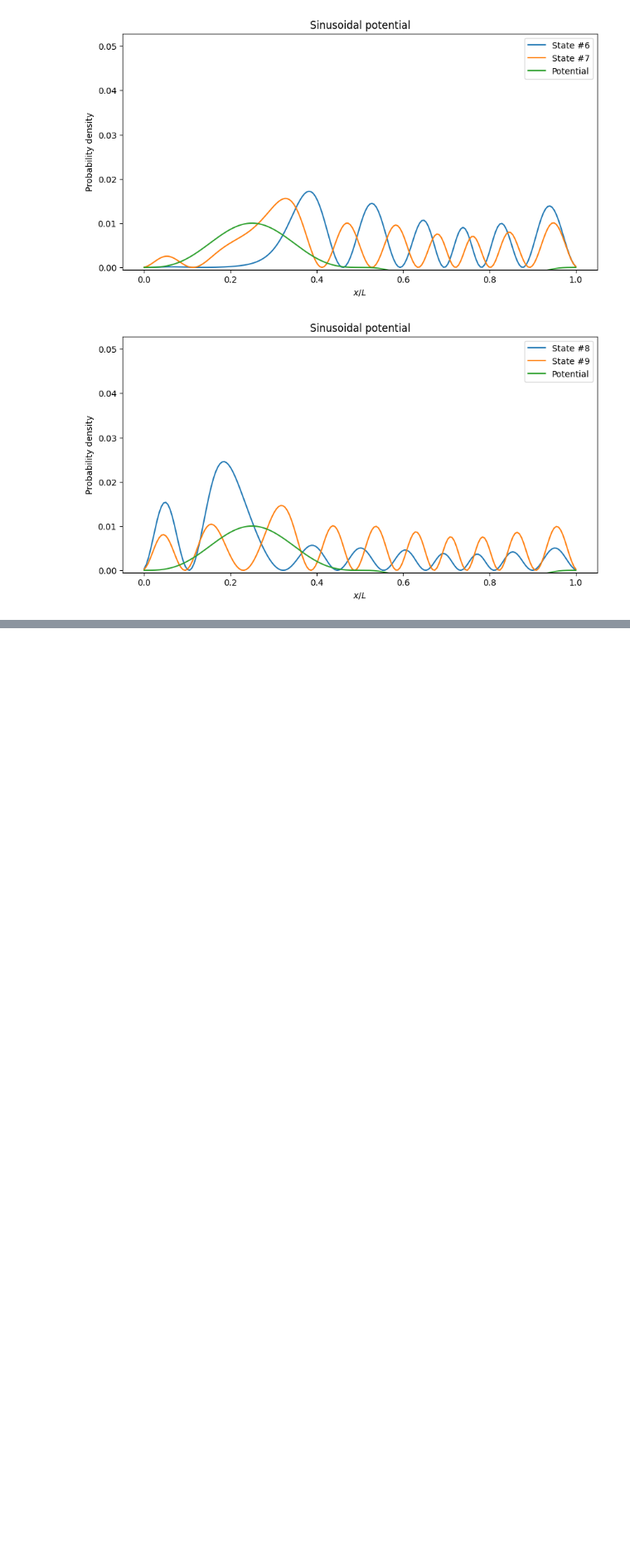
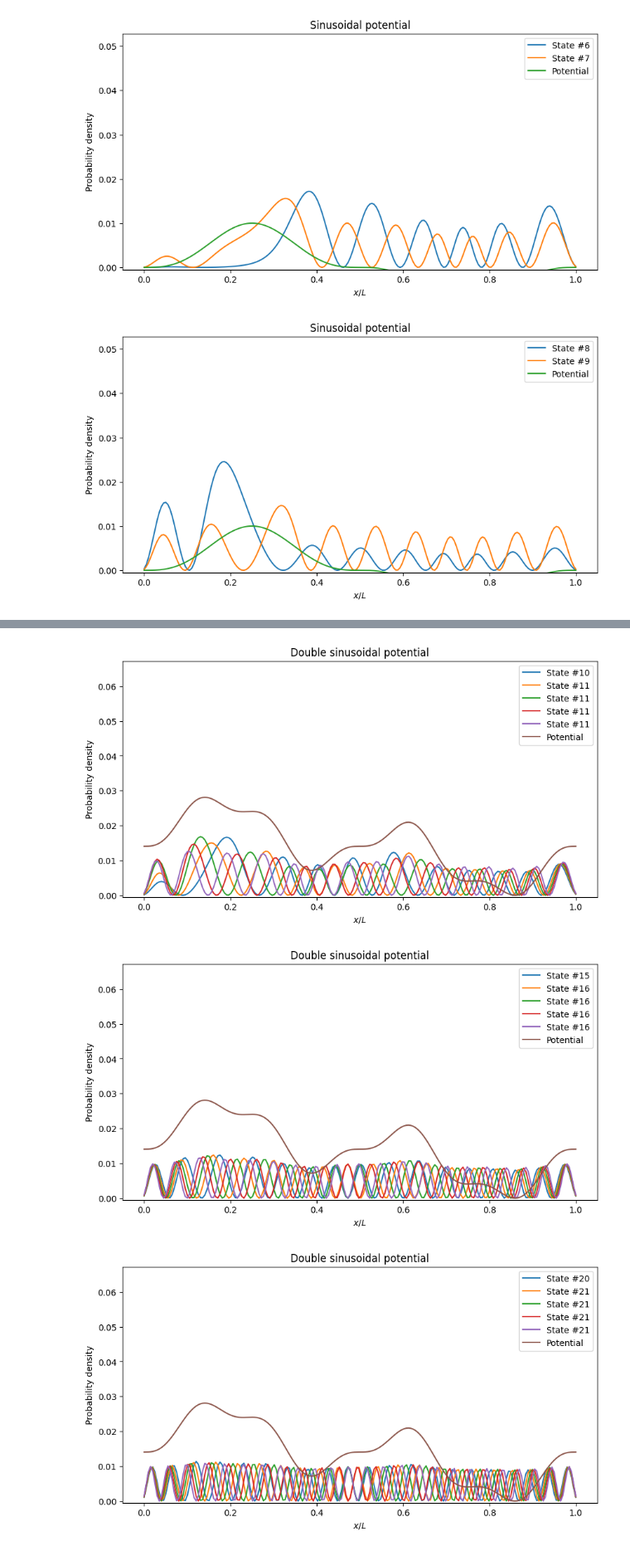
Before and after one commit to MrIsCM/Physics_Simulations, a Jupyter notebook: Shrodinger/shrod_eq.ipynb, the cells around one changed output, grey strips where cells are left out. Shown at 83% size. Cells and saved outputs as stored; diff of their text form; code cells hidden in the pictures; blank space fills up the shorter version.

```diff
--- a/Shrodinger/shrod_eq.ipynb
+++ b/Shrodinger/shrod_eq.ipynb
@@ -245,0 +235,22 @@ for index in range(0, len(eigenvalues), 2):
+# %%
+eigenvalues, eigenvectors = compute_eigens(H, k=50)
+for index in range(10, len(eigenvalues), 5):
+	fig = plt.figure(figsize=(10, 5))
+	plt.plot(X, eigenvectors[:, index]**2, label=f'State #{index}')
+	plt.plot(X, eigenvectors[:, index+1]**2, label=f'State #{index+1}')
+	plt.plot(X, eigenvectors[:, index+2]**2, label=f'State #{index+1}')
+	plt.plot(X, eigenvectors[:, index+3]**2, label=f'State #{index+1}')
+	plt.plot(X, eigenvectors[:, index+4]**2, label=f'State #{index+1}')
+	plt.plot(X, V, label='Potential')
+	plt.ylim(-0.0005, np.max(eigenvectors**2)*1.1)
+	plt.title('Double sinusoidal potential')
+	plt.xlabel('$x/L$')
+	plt.ylabel('Probability density')
+	plt.legend()
+
+
+eigenenergy_plot(eigenvalues, V_0)
+# %% [output]
+[figure, added]
+[figure, added]
+[figure, added]
```
Also changed, not shown: parts of 6 cells of this notebook.
